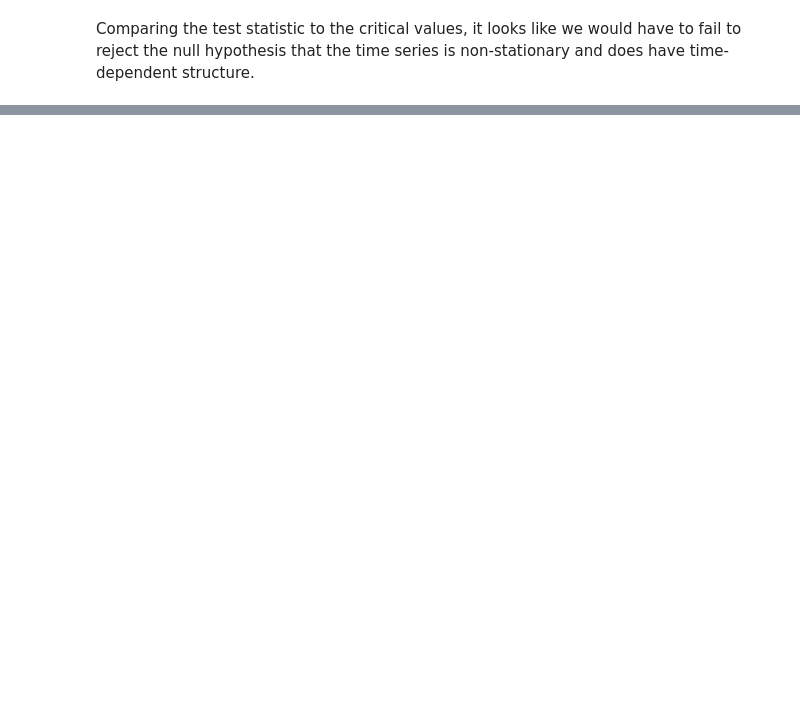
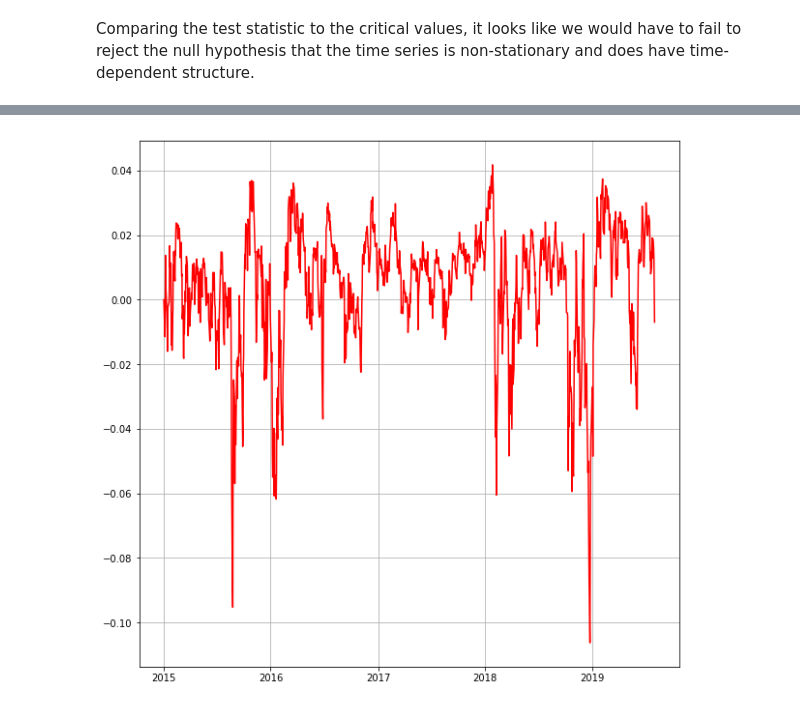
Before and after one commit to aameyapats/Time-Series-An-alysis, a Jupyter notebook: scraping practice.ipynb, the cells around one changed output, grey strips where cells are left out. Drawn from its saved outputs; the diff is of its cells as text; code cells hidden in the pictures; blank space fills up the shorter version.

```diff
--- a/scraping practice.ipynb
+++ b/scraping practice.ipynb
@@ -241,0 +337,14 @@ Comparing the test statistic to the critical values, it looks like we would have
+# %%
+ewma_data=pd.Series.ewm(rate_data_log,halflife=10,min_periods=0,adjust=True,ignore_na=False).mean()
+
+rate_data_log.plot(label='Log Data')
+plt.legend(loc='best')
+plt.grid()
+plt.show()
+
+# Calculate EWMA and plot
+plt.plot(ewma_data, color='red',label='EWMA')
+plt.legend()
+plt.legend(loc='best')
+plt.grid()
+plt.show()
@@ -241,0 +354,10 @@ Comparing the test statistic to the critical values, it looks like we would have
+# %%
+# Calculate and plot difference
+
+ewma_diff=rate_data_log-ewma_data
+plt.rcParams["figure.figsize"] = fig_size
+plt.plot(ewma_diff, color='red')
+plt.grid()
+plt.show()
+# %% [output]
+[figure, added]
```
Also changed, not shown: parts of 33 cells of this notebook.
